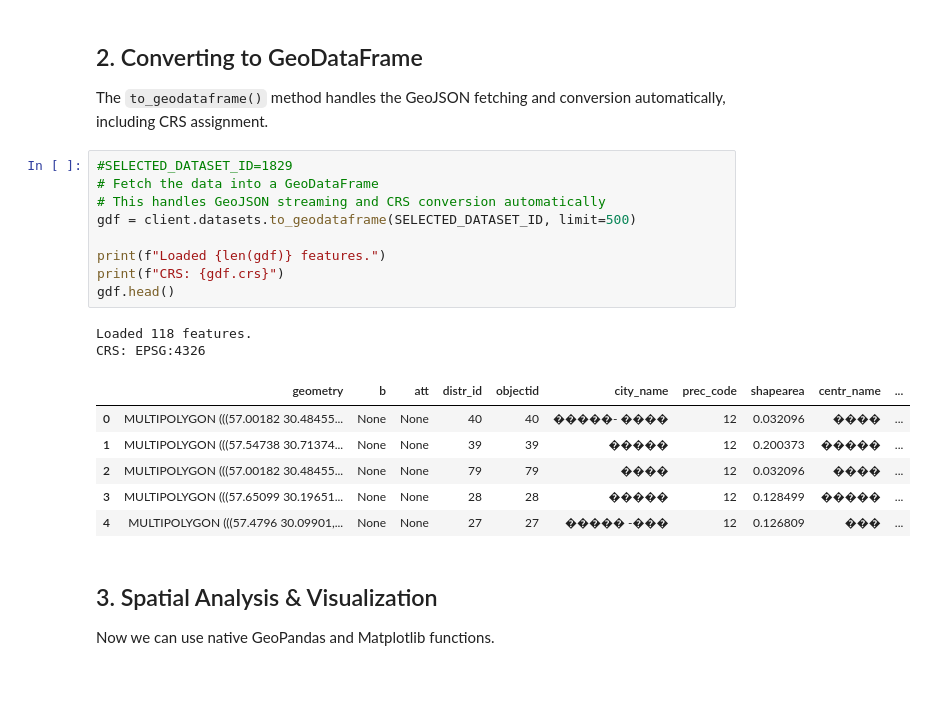
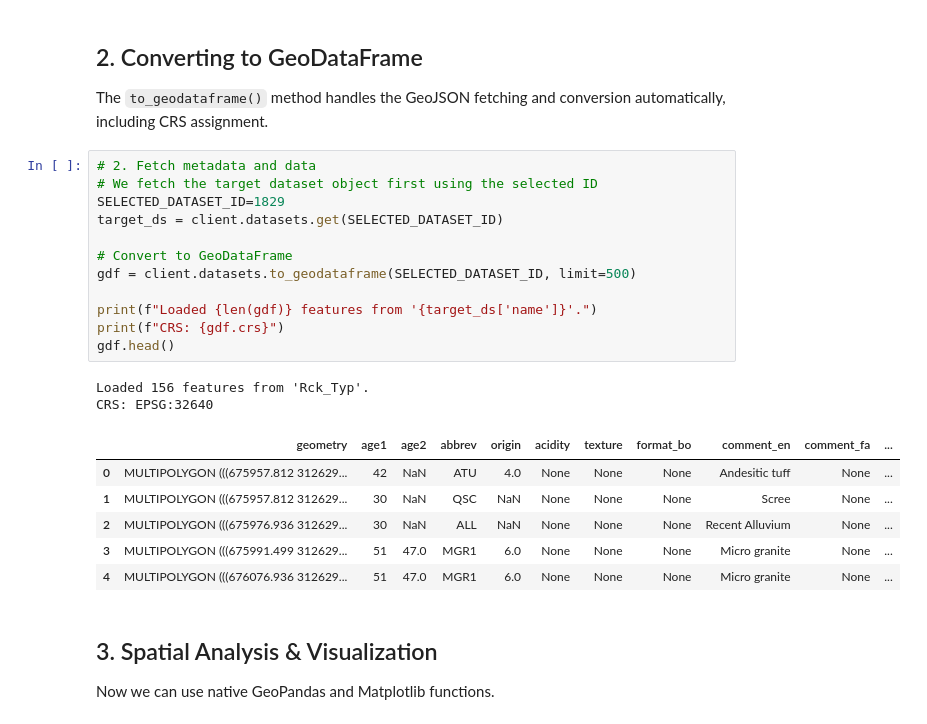
Before and after one commit to niranshahi/geopack-python-sdk, a Jupyter notebook: notebooks/02_Data_Analysis_GeoPandas.ipynb, the cells around one changed output. Drawn from its saved outputs; the diff is of its cells as text; blank space fills up the shorter version.

```diff
--- a/notebooks/02_Data_Analysis_GeoPandas.ipynb
+++ b/notebooks/02_Data_Analysis_GeoPandas.ipynb
@@ -87,23 +95,26 @@ Available Vector Datasets (50):
 ## 2. Converting to GeoDataFrame
 The `to_geodataframe()` method handles the GeoJSON fetching and conversion automatically, including CRS assignment.
 # %%
-#SELECTED_DATASET_ID=1829
-# Fetch the data into a GeoDataFrame
-# This handles GeoJSON streaming and CRS conversion automatically
+# 2. Fetch metadata and data
+# We fetch the target dataset object first using the selected ID
+SELECTED_DATASET_ID=1829
+target_ds = client.datasets.get(SELECTED_DATASET_ID)
+
+# Convert to GeoDataFrame
 gdf = client.datasets.to_geodataframe(SELECTED_DATASET_ID, limit=500)
 
-print(f"Loaded {len(gdf)} features.")
+print(f"Loaded {len(gdf)} features from '{target_ds['name']}'.")
 print(f"CRS: {gdf.crs}")
 gdf.head()
 # %% [output]
-Loaded 118 features.
-CRS: EPSG:4326
+Loaded 156 features from 'Rck_Typ'.
+CRS: EPSG:32640
-|  | geometry | b | att | distr_id | objectid | city_name | prec_code | shapearea | centr_name | ... |
-| 0 | MULTIPOLYGON (((57.00182 30.48455... | None | None | 40 | 40 | �����- ���� | 12 | 0.032096 | ���� | ... |
-| 1 | MULTIPOLYGON (((57.54738 30.71374... | None | None | 39 | 39 | ����� | 12 | 0.200373 | ����� | ... |
-| 2 | MULTIPOLYGON (((57.00182 30.48455... | None | None | 79 | 79 | ���� | 12 | 0.032096 | ���� | ... |
-| 3 | MULTIPOLYGON (((57.65099 30.19651... | None | None | 28 | 28 | ����� | 12 | 0.128499 | ����� | ... |
-| 4 | MULTIPOLYGON (((57.4796 30.09901,... | None | None | 27 | 27 | ����� -��� | 12 | 0.126809 | ��� | ... |
+|  | geometry | age1 | age2 | abbrev | origin | acidity | texture | format_bo | comment_en | comment_fa | ... |
+| 0 | MULTIPOLYGON (((675957.812 312629... | 42 | NaN | ATU | 4.0 | None | None | None | Andesitic tuff | None | ... |
+| 1 | MULTIPOLYGON (((675957.812 312629... | 30 | NaN | QSC | NaN | None | None | None | Scree | None | ... |
+| 2 | MULTIPOLYGON (((675976.936 312629... | 30 | NaN | ALL | NaN | None | None | None | Recent Alluvium | None | ... |
+| 3 | MULTIPOLYGON (((675991.499 312629... | 51 | 47.0 | MGR1 | 6.0 | None | None | None | Micro granite | None | ... |
+| 4 | MULTIPOLYGON (((676076.936 312629... | 51 | 47.0 | MGR1 | 6.0 | None | None | None | Micro granite | None | ... |
 # %% [markdown]
 ## 3. Spatial Analysis & Visualization
 Now we can use native GeoPandas and Matplotlib functions.
```
Also changed, not shown: parts of 3 cells of this notebook, 4 other files.
